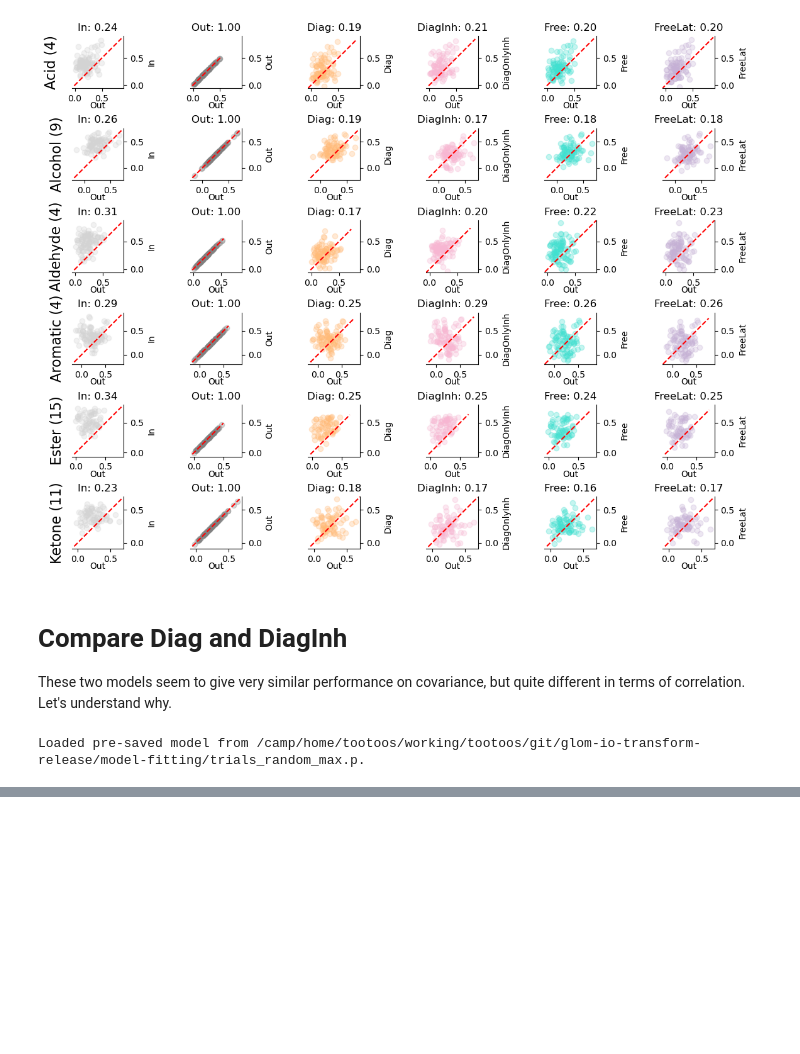
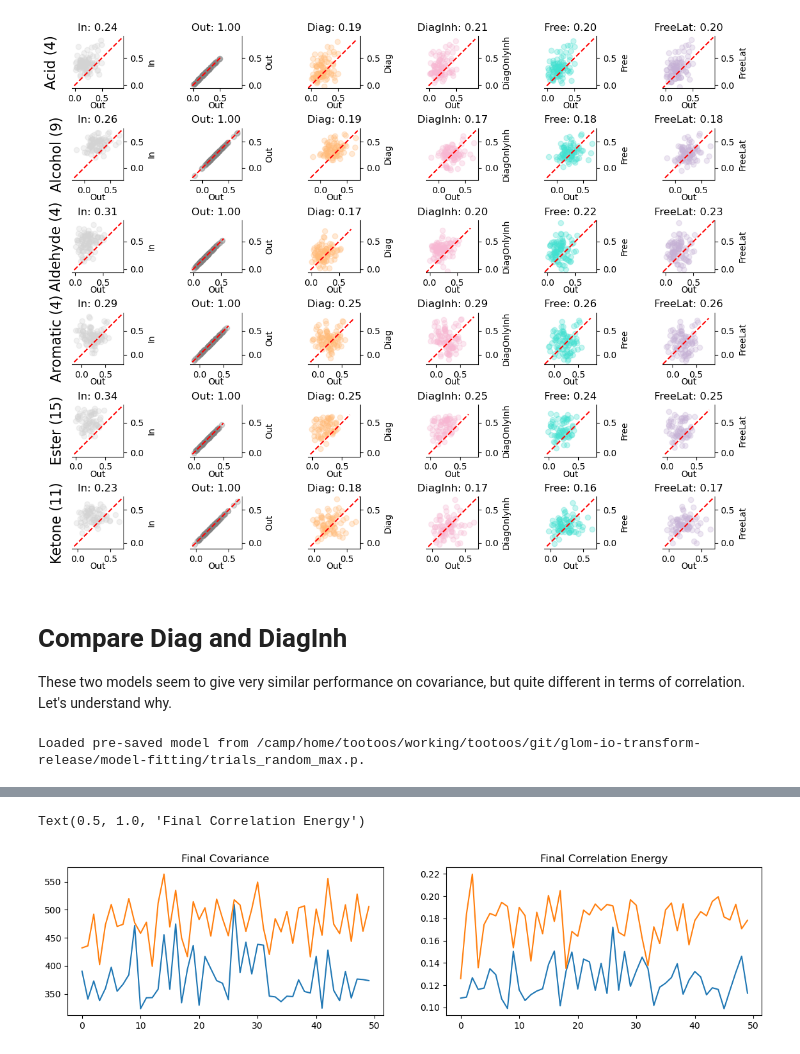
Before and after one commit to stootoon/glom-io-transform-release, a Jupyter notebook: model-fitting/demo_generalization.ipynb, the cells around one changed output, grey strips where cells are left out. Drawn from its saved outputs; the diff is of its cells as text; code cells hidden in the pictures; blank space fills up the shorter version.

```diff
--- a/model-fitting/demo_generalization.ipynb
+++ b/model-fitting/demo_generalization.ipynb
@@ -462,0 +488,22 @@ array([-0.38404705, -0.08829362, -0.54770104,  1.62729403,  2.27984942,
+# %%
+covs, corr_ens = [], []
+covs_inh, corr_ens_inh = [], []
+pfinals, pfinals_inh = [], []
+for seed in range(50):
+    res = split.model("DiagOnlyInh").extract(seed=seed, train=0, metric=selection_metric, with_params=True)
+    covs_inh.append(res.params["history"]["cov"][-1])
+    corr_ens_inh.append(compute_corr_energ_(res.vld_corrs["Cest"]))
+    pfinals_inh.append(res.params["p_final"])
+    res = split.model("Diag").extract(seed=seed, train=0, metric=selection_metric, with_params=True)
+    covs.append(res.params["history"]["cov"][-1])
+    corr_ens.append(compute_corr_energ_(res.vld_corrs["Cest"]))
+    pfinals.append(res.params["p_final"])
+pfinals = np.array(pfinals)
+pfinals_inh = np.array(pfinals_inh)
+# %%
+fig,ax = subplots(nrows=1, ncols=2, figsize=(14, 3))
+ax[0].plot(covs); ax[0].plot(covs_inh); ax[0].set_title("Final Covariance")
+ax[1].plot(corr_ens); ax[1].plot(corr_ens_inh); ax[1].set_title("Final Correlation Energy")
+# %% [output]
+Text(0.5, 1.0, 'Final Correlation Energy')
+[figure, added]
```
Also changed, not shown: parts of 12 cells of this notebook.
